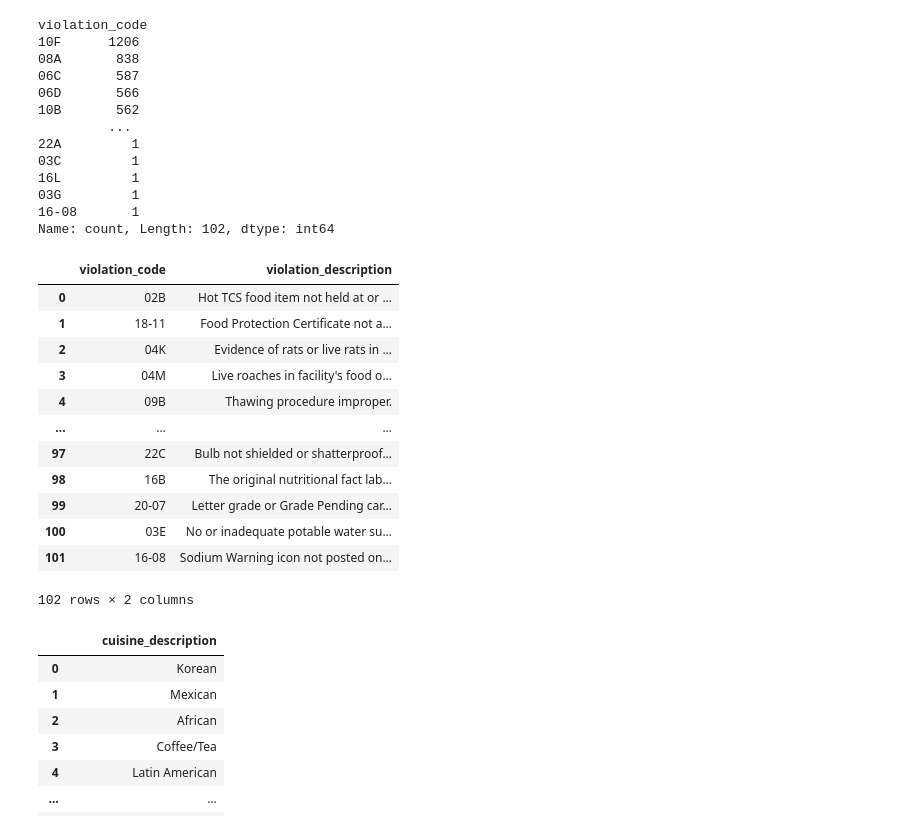
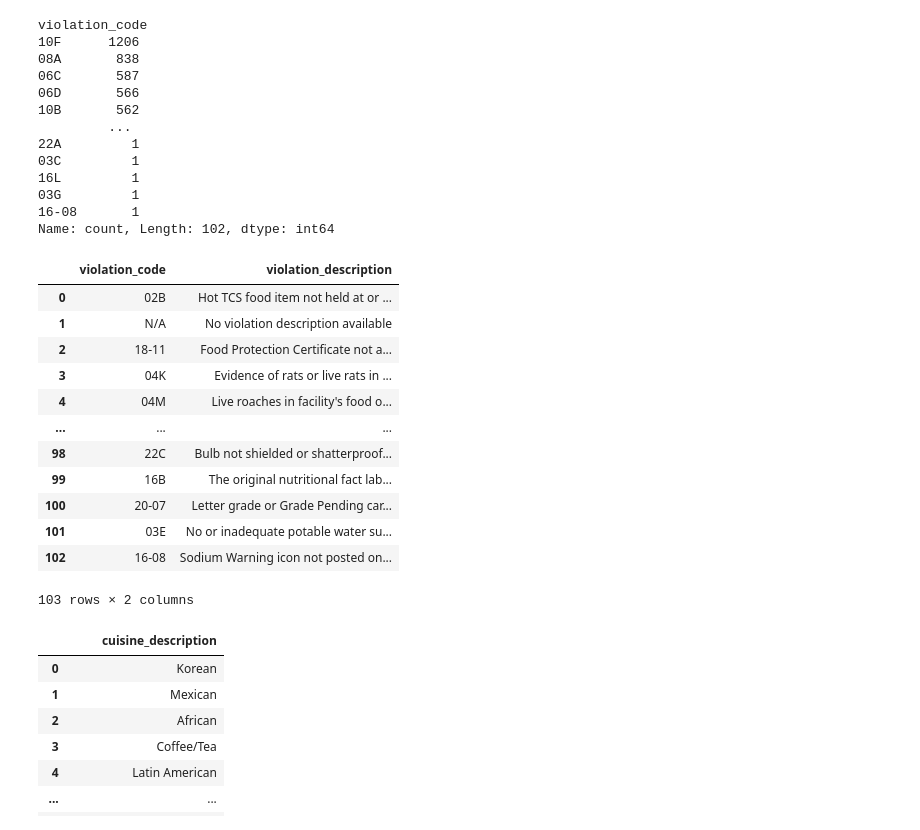
Before and after one commit to anikaranam/NYC-Restaurant-Violations-ETL, a Jupyter notebook: Restaurant_violations_ETL.ipynb, the cells around one changed output. Saved outputs shown, nothing was run; the diff lists cells and outputs as text; code cells hidden in the pictures.

```diff
--- a/Restaurant_violations_ETL.ipynb
+++ b/Restaurant_violations_ETL.ipynb
@@ -72,5 +72,6 @@ Name: count, dtype: int64
 # %%
-results_df.drop(columns=[':@computed_region_f5dn_yrer', ':@computed_region_yeji_bk3q', ':@computed_region_sbqj_enih', ':@computed_region_92fq_4b7q'], inplace=True)
+unnecessary_columns = [':@computed_region_f5dn_yrer', ':@computed_region_yeji_bk3q', ':@computed_region_sbqj_enih', ':@computed_region_92fq_4b7q']
+results_df.drop(columns=unnecessary_columns, inplace=True)
 # %%
 results_df.head()
 # %% [output]
@@ -82,5 +83,10 @@ results_df.head()
 | 4 | 50172970 | SPIRALS | Manhattan | 137 | 1 AVENUE | 2013672187 | NaN | 1900-01-01T00:00:00.000 | NaN | ... |
 5 rows × 27 columns
 # %%
-results_df['inspection_date'] = pd.to_datetime(results_df['inspection_date'])
-results_df['inspection_date'].value_counts()
+def transform_date_columns(df, date_columns):
+    for col in date_columns:
+        df[col] = pd.to_datetime(df[col])
+        df[col] = df[col].dt.strftime('%Y-%m-%d')
+    return df
+
+results_df = transform_date_columns(results_df, ['inspection_date', 'grade_date', 'record_date'])
@@ -127,3 +108,0 @@ results_df.head()
-# %%
-results_df['Inspected'] = results_df['inspection_date'] != '1900-01-01'
-results_df['Inspected'].value_counts()
@@ -159,22 +123,23 @@ violation_code
 16-08       1
 Name: count, Length: 102, dtype: int64
 # %%
-violation_codes_df = results_df[['violation_code', 'violation_description']].drop_duplicates(subset=['violation_code']).dropna().reset_index(drop=True)
+results_df.fillna({'violation_code': 'N/A', 'violation_description': 'No violation description available'}, inplace=True)
+violation_codes_df = results_df[['violation_code', 'violation_description']].drop_duplicates(subset=['violation_code']).reset_index(drop=True)
 violation_codes_df
 # %% [output]
 |  | violation_code | violation_description |
 | 0 | 02B | Hot TCS food item not held at or ... |
-| 1 | 18-11 | Food Protection Certificate not a... |
-| 2 | 04K | Evidence of rats or live rats in ... |
-| 3 | 04M | Live roaches in facility's food o... |
-| 4 | 09B | Thawing procedure improper. |
+| 1 | N/A | No violation description available |
+| 2 | 18-11 | Food Protection Certificate not a... |
+| 3 | 04K | Evidence of rats or live rats in ... |
+| 4 | 04M | Live roaches in facility's food o... |
 | ... | ... | ... |
-| 97 | 22C | Bulb not shielded or shatterproof... |
-| 98 | 16B | The original nutritional fact lab... |
-| 99 | 20-07 | Letter grade or Grade Pending car... |
-| 100 | 03E | No or inadequate potable water su... |
-| 101 | 16-08 | Sodium Warning icon not posted on... |
+| 98 | 22C | Bulb not shielded or shatterproof... |
+| 99 | 16B | The original nutritional fact lab... |
+| 100 | 20-07 | Letter grade or Grade Pending car... |
+| 101 | 03E | No or inadequate potable water su... |
+| 102 | 16-08 | Sodium Warning icon not posted on... |
-102 rows × 2 columns
+103 rows × 2 columns
 # %%
 cuisines_df = results_df[['cuisine_description']].drop_duplicates().dropna().reset_index(drop=True)
 cuisines_df
```
Also changed, not shown: parts of 14 cells of this notebook.
